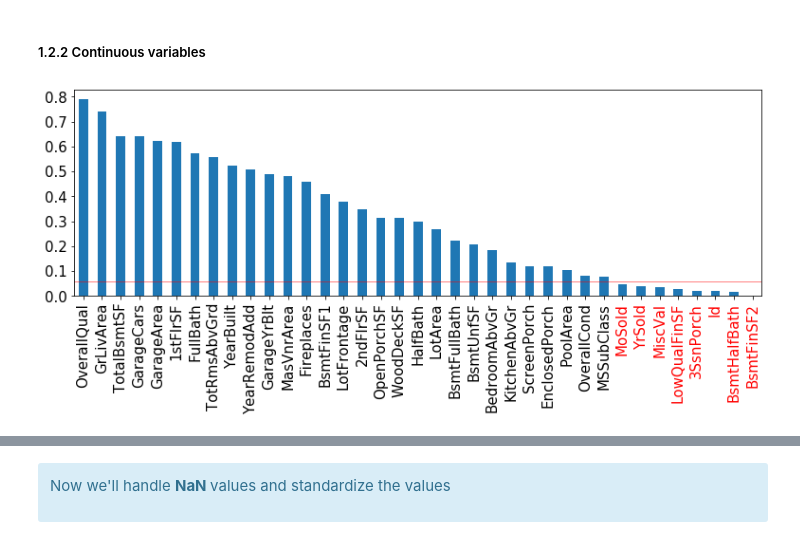
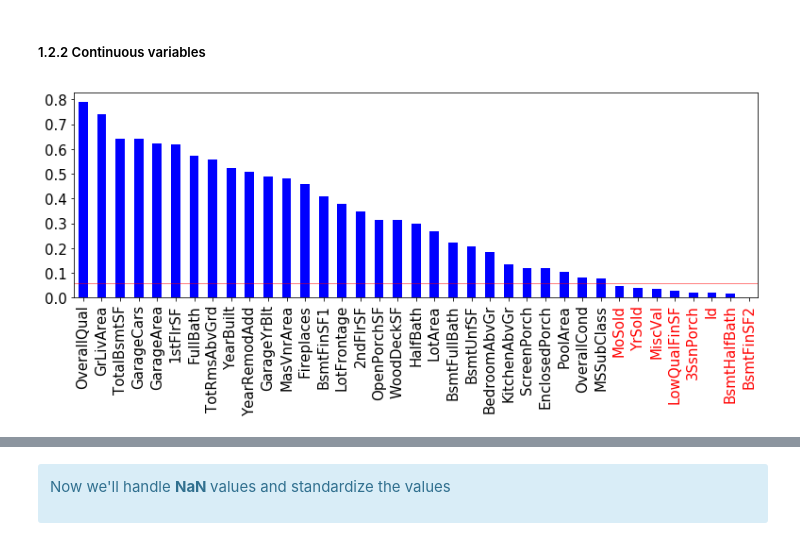
Before and after one commit to Makubu/AML, a Jupyter notebook: Chall2_Houses_Prediction/house_pricing_challenge.ipynb, the cells around one changed output, grey strips where cells are left out. Drawn from its saved outputs; the diff is of its cells as text; code cells hidden in the pictures.

```diff
--- a/Chall2_Houses_Prediction/house_pricing_challenge.ipynb
+++ b/Chall2_Houses_Prediction/house_pricing_challenge.ipynb
@@ -279,28 +272,28 @@ from sklearn.feature_selection import SelectKBest
 from sklearn.preprocessing import LabelEncoder
 from sklearn.preprocessing import OrdinalEncoder
 
-Non_Categorical_features = dataset.corr().drop('SalePrice').SalePrice.index
-Non_Categorical_features_index = [dataset.columns.get_loc(Non_Categorical_features[i]) for i in range(Non_Categorical_features.size)]
-Categorical_dataset = dataset.drop(dataset.columns[Non_Categorical_features_index], axis = 1, inplace= False)
-Categorical_dataset_noNull = Categorical_dataset.dropna()
+non_Categorical_features = dataset.corr().drop('SalePrice').SalePrice.index
+non_Categorical_features_index = [dataset.columns.get_loc(non_Categorical_features[i]) for i in range(non_Categorical_features.size)]
+categorical_dataset = dataset.drop(dataset.columns[non_Categorical_features_index], axis = 1, inplace= False)
+categorical_dataset_noNull = categorical_dataset.dropna()
 
 oe = OrdinalEncoder()
-oe.fit(Categorical_dataset_noNull.drop('SalePrice', axis = 1))
-X_train_enc = oe.transform(Categorical_dataset_noNull.drop('SalePrice', axis = 1))
-categorical_Features = Categorical_dataset_noNull.drop('SalePrice', axis = 1).columns
+oe.fit(categorical_dataset_noNull.drop('SalePrice', axis = 1))
+X_train_enc = oe.transform(categorical_dataset_noNull.drop('SalePrice', axis = 1))
+categorical_Features = categorical_dataset_noNull.drop('SalePrice', axis = 1).columns
 
 fs = SelectKBest(score_func=mutual_info_regression, k='all')
-fs.fit(X_train_enc, Categorical_dataset_noNull.SalePrice)
+fs.fit(X_train_enc, categorical_dataset_noNull.SalePrice)
 
-Mutual_Info_Non_Cat_Features = pd.Series(fs.scores_,index=categorical_Features).sort_values(ascending = False)
+mutual_Info_Non_Cat_Features = pd.Series(fs.scores_,index=categorical_Features).sort_values(ascending = False)
 # %%
 # Then plot the result with respect to a threshold
 
 categorical_threshold=0.015
 
-n_drop_columns = len(Mutual_Info_Non_Cat_Features[Mutual_Info_Non_Cat_Features<categorical_threshold].index)
+n_drop_columns = len(mutual_Info_Non_Cat_Features[mutual_Info_Non_Cat_Features<categorical_threshold].index)
 plt.axhline(categorical_threshold, color='r', linewidth= 0.5)
-Mutual_Info_Non_Cat_Features.plot(kind='bar', figsize= (13,4), fontsize=15)
+mutual_Info_Non_Cat_Features.plot(kind='bar', figsize= (13,4), fontsize=15,color='b')
 for label in plt.gca().get_xticklabels()[-n_drop_columns:]:
     label.set_color('red')
 # %% [output]
@@ -308,9 +301,3 @@ for label in plt.gca().get_xticklabels()[-n_drop_columns:]:
 # %%
-## We simplify the model dropping the features with a mutual information lesser than 0.7
-
-drop_columns = Mutual_Info_Non_Cat_Features[Mutual_Info_Non_Cat_Features<categorical_threshold].index
-
-dataset.drop(drop_columns, axis= 1 , inplace= True)
-test.drop(drop_columns, axis= 1 , inplace= True)
-
-print(len(drop_columns), 'columns dropped')
+## We simplify the model dropping the features with a mutual information less than 0.7
+drop_columns = mutual_Info_Non_Cat_Features[mutual_Info_Non_Cat_Features<categorical_threshold].index
@@ -321,24 +325,24 @@ print(len(drop_columns), 'columns dropped')
 # %%
 # For the numerical features, let's check the correlation with the price
 correlation = dataset.corr().SalePrice.abs().sort_values(ascending = False).drop('SalePrice')
 
 # Get useless features with respect to a threshold
 
 numerical_threshold = 0.06
 
 def get_features_useless(correlation , threshold) :
     # Get the features that are less correlated than the threshold
     high_features = correlation.abs()
     indexes = ((high_features<threshold)*1)[((high_features<threshold)*1) >=1 ].index
     return indexes
 
 n_features_useless = len(get_features_useless(correlation, numerical_threshold))
 
-correlation.plot(kind='bar', figsize= (13,4), fontsize=15)
+correlation.plot(kind='bar', figsize= (13,4), fontsize=15,color='b')
 plt.axhline(numerical_threshold, color='r', linewidth= 0.5)
 for label in plt.gca().get_xticklabels()[-n_features_useless:]:
     label.set_color('red')
 # %% [output]
-[figure, old version]
+[figure, new version]
 # %%
 # We simplify the model dropping the features with a correlation lesser than 0.06
```
Also changed, not shown: parts of 39 cells of this notebook.
